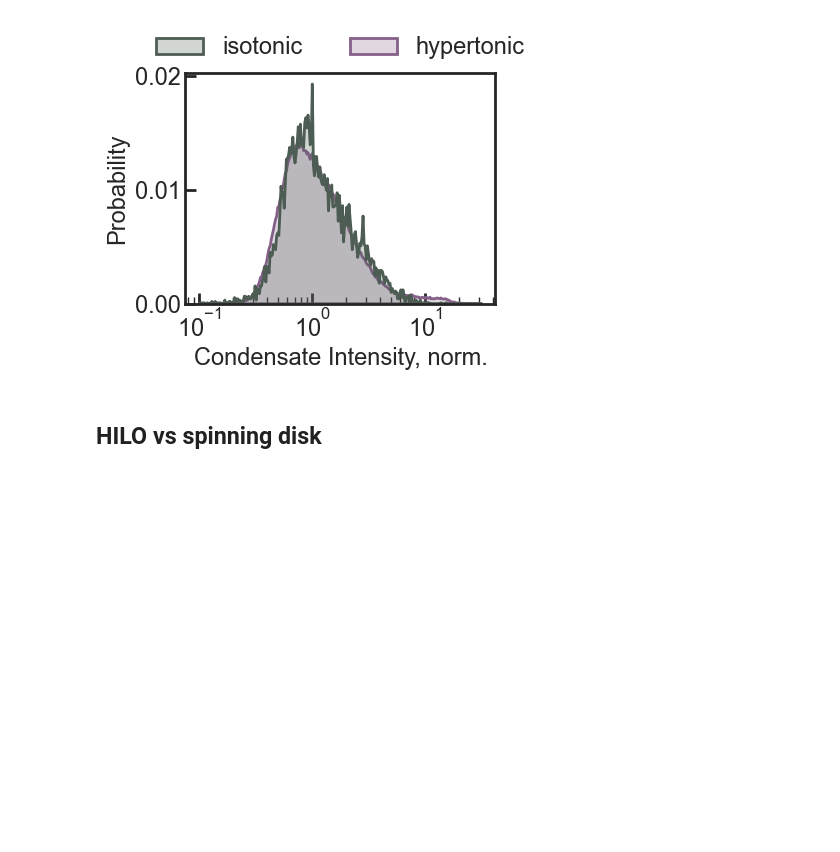
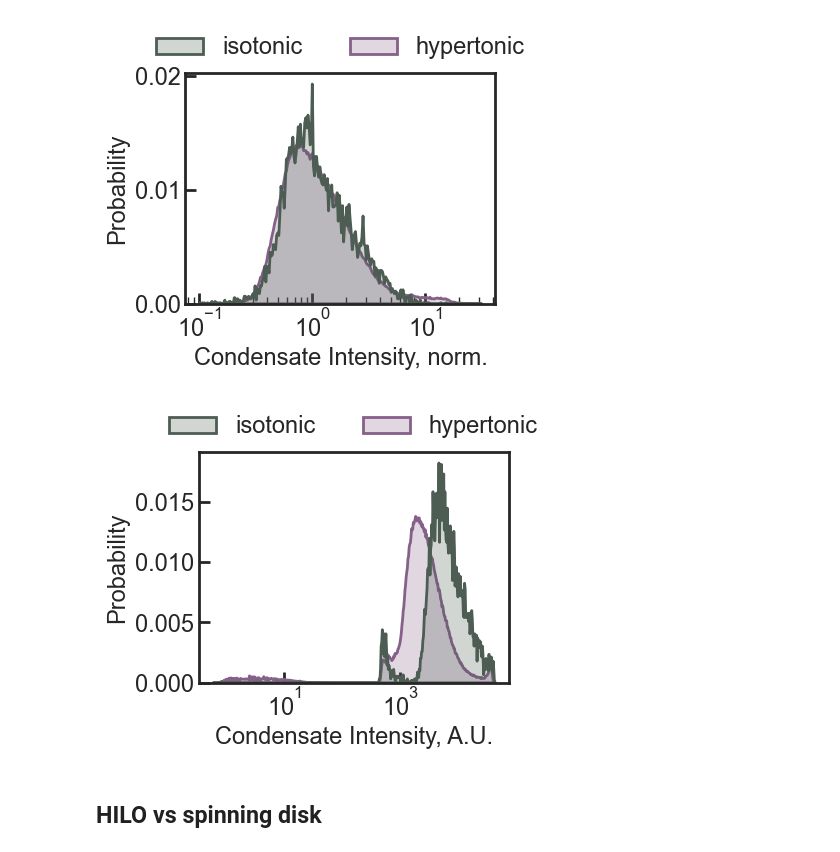
Before and after one commit to walterlab-um/RNA_SPT_in_cellular_condensates, a Jupyter notebook: plot_paper_figure/Fig1_condensate_ststs_spots.ipynb, the cells around one changed output. Saved outputs shown, nothing was run; the diff lists cells and outputs as text; code cells hidden in the pictures; blank space fills up the shorter version.

Commit message:
add non-normalized plot

```diff
--- a/plot_paper_figure/Fig1_condensate_ststs_spots.ipynb
+++ b/plot_paper_figure/Fig1_condensate_ststs_spots.ipynb
@@ -128,6 +128,63 @@ plt.savefig(
 )
 # %% [output]
 [figure]
+# %%
+fontsize = 17
+plt.figure(figsize=(4, 3))
+ax = sns.histplot(
+    data=df_toplot[df_toplot["meanIntensity"] > 0],
+    x="meanIntensity",
+    hue="label",
+    stat="probability",
+    hue_order=["isotonic", "hypertonic"],
+    palette=[color_1x, color_2x],
+    # bins=27,
+    # binrange=(2.5, 3.3),
+    common_norm=False,
+    element="poly",
+    # fill=False,
+    log_scale=True,
+    lw=2,
+)
+# other settings
+sns.move_legend(
+    ax,
+    "upper center",
+    frameon=False,
+    title=None,
+    fontsize=fontsize,
+    bbox_to_anchor=(0.5, 1.25),
+    ncol=2,
+)
+plt.ylabel("Probability", fontsize=fontsize)
+plt.xlabel("Condensate Intensity, A.U.", fontsize=fontsize)
+plt.gca().spines[:].set_linewidth(2)
+plt.gca().tick_params(
+    axis="both",
+    which="major",
+    labelsize=fontsize,
+    direction="in",
+    bottom=True,
+    left=True,
+    length=8,
+    width=2,
+)
+plt.gca().tick_params(
+    axis="x",
+    which="minor",
+    direction="in",
+    bottom=True,
+    length=5,
+    width=1,
+)
+plt.savefig(
+    "hist_spots_meanInt_PBvsHOPS.png",
+    format="png",
+    bbox_inches="tight",
+    dpi=300,
+)
+# %% [output]
+[figure, added]
 # %% [markdown]
 ## HILO vs spinning disk
 # %%
```
Also changed, not shown: parts of 1 cell of this notebook.
